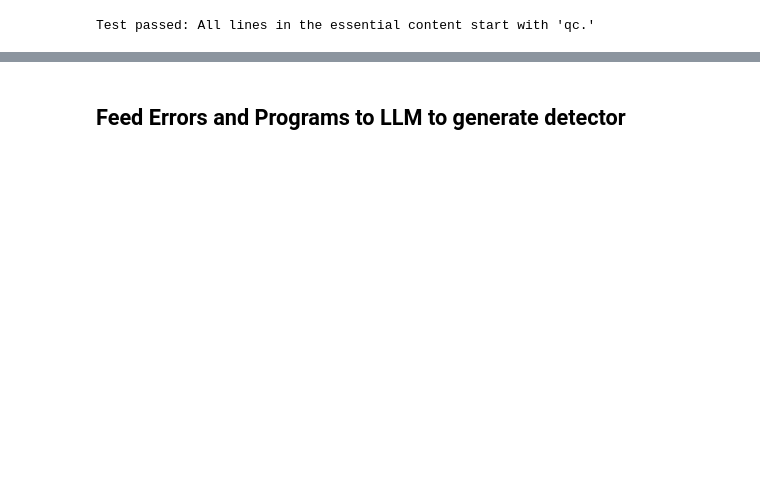
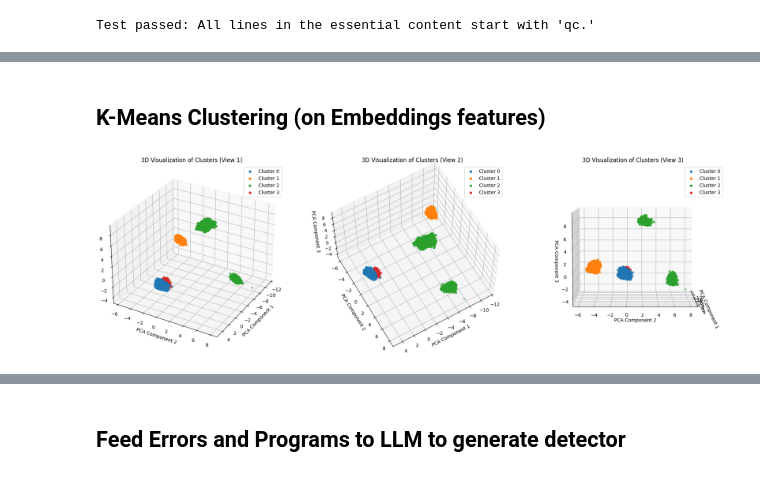
Before and after one commit to sola-st/qite-quantum-platform-testing, a Jupyter notebook: notebooks/003_001_Cluster_Error_Messages_Auto_Label.ipynb, the cells around one changed output, grey strips where cells are left out. Cells and saved outputs as stored; diff of their text form; code cells hidden in the pictures; blank space fills up the shorter version.

```diff
--- a/notebooks/003_001_Cluster_Error_Messages_Auto_Label.ipynb
+++ b/notebooks/003_001_Cluster_Error_Messages_Auto_Label.ipynb
@@ -111,3 +129,9 @@ n_errors = len(df_errors)
 print(f"Number of errors: {n_errors}")
 # %% [output]
 Number of errors: 27470
+# %%
+if SAMPLE_SIZE:
+    df_sample_errors = df_errors.sample(sample_size, random_state=42)
+else:
+    df_sample_errors = df_errors.copy()  # use all errors
+print(f"Number of errors in the sample: {len(df_sample_errors)}")
@@ -459,0 +480,17 @@ Name: count, dtype: int64
+# %% [markdown]
+## K-Means Clustering (on Embeddings features)
+# %%
+n_clusters = optimal_k
+
+# Apply K-Means clustering
+kmeans = KMeans(n_clusters=n_clusters, random_state=42)
+kmeans.fit(X_matrix)
+labels = kmeans.labels_
+
+# Add the cluster labels to the dataframe
+df_sample_errors_w_cluster = df_sample_errors.copy()
+# Plot the clusters in 3D
+df_sample_errors_w_cluster['cluster_embeddings'] = labels
+fig = plot_cluster_3D(labels, X_matrix, angles=[(30, 30), (60, 60), (5, 0)])
+# %% [output]
+[figure, added]
```
Also changed, not shown: parts of 35 cells of this notebook.
